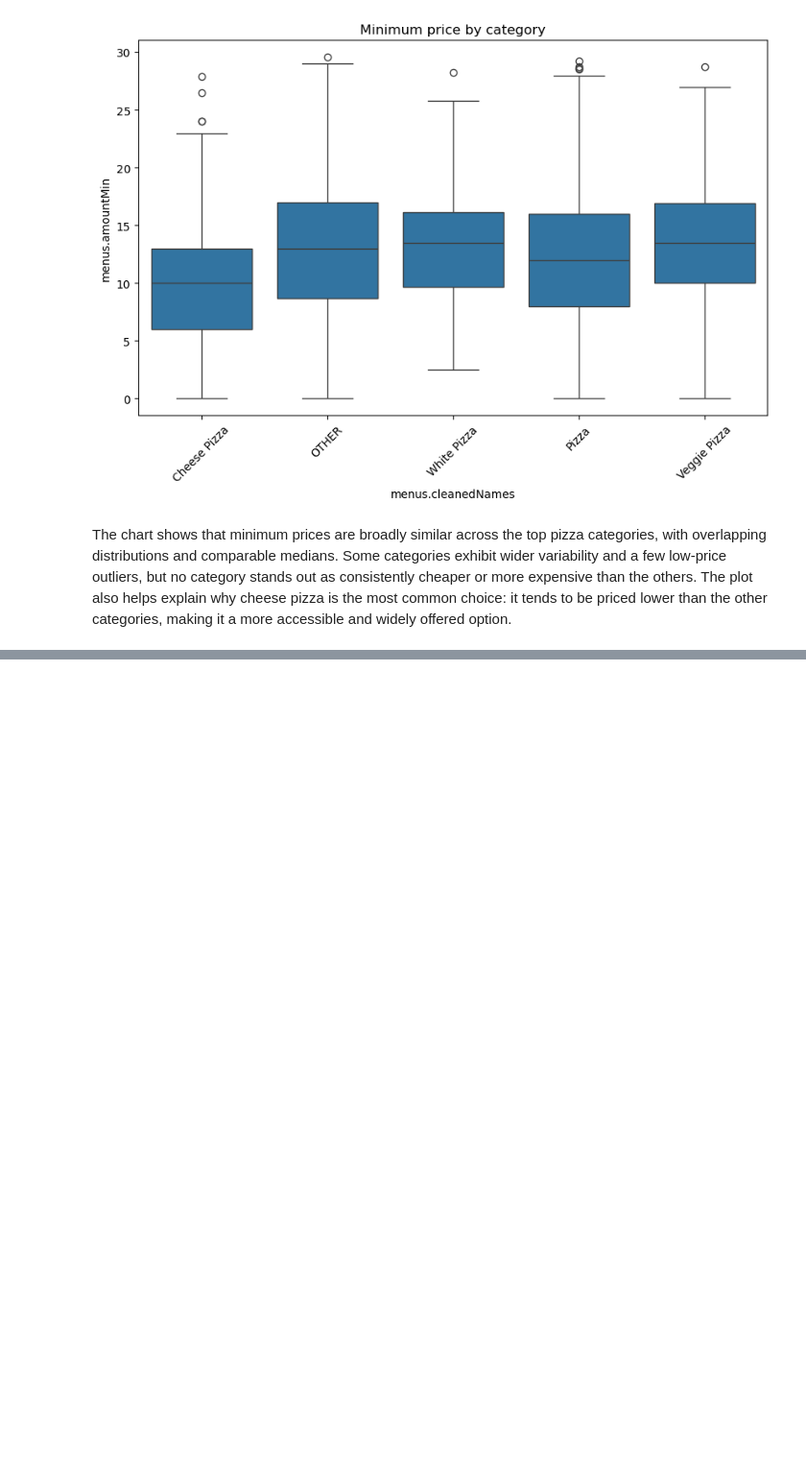
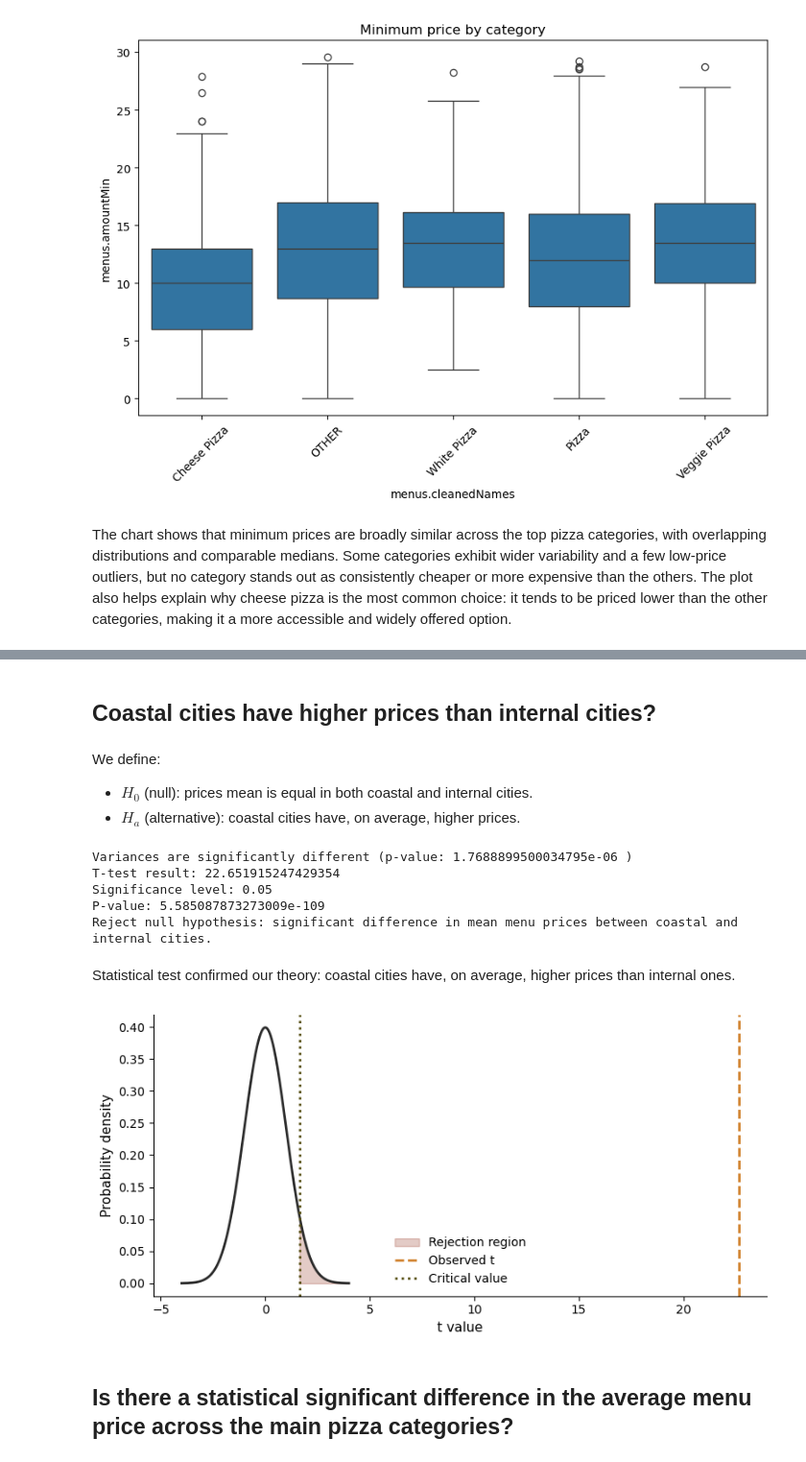
Before and after one commit to emanuelegaliano/Fundamentals-of-Data-Analysis, a Jupyter notebook: project/assignment.ipynb, the cells around one changed output, grey strips where cells are left out. Shown at 96% size. Drawn from its saved outputs; the diff is of its cells as text; code cells hidden in the pictures; blank space fills up the shorter version.

Commit message:
Added statistical inference.

```diff
--- a/project/assignment.ipynb
+++ b/project/assignment.ipynb
@@ -1209,0 +1194,62 @@ The chart shows that minimum prices are broadly similar across the top pizza cat
+# %% [markdown]
+## Coastal cities have higher prices than internal cities?
+# %%
+df['menu_price_mean'] = df[['menus.amountMin', 'menus.amountMax']].mean(axis=1)
+coastal = df.loc[df['coastal_city'] == True, 'menu_price_mean']
+internal = df.loc[df['internal_city'] == True, 'menu_price_mean']
+# %% [markdown]
+We define:
+- **$H_0$** (null): prices mean is equal in both coastal and internal cities.
+- **$H_a$** (alternative): coastal cities have, on average, higher prices.
+# %%
+import scipy.stats as stats
+
+SIGNIFICANCE_LEVEL = 0.05
+
+leveneResult = stats.levene(coastal, internal)
+equal_var_flag = leveneResult.pvalue > SIGNIFICANCE_LEVEL  # True = varianze ~ uguali
+
+if equal_var_flag:
+    print("Variances are NOT significantly different (p-value:", leveneResult.pvalue, ")")
+else:
+    print("Variances are significantly different (p-value:", leveneResult.pvalue, ")")
+
+testResult = stats.ttest_ind(
+    coastal,
+    internal,
+    equal_var=equal_var_flag,
+    alternative="greater"
+)
+
+print("T-test result:", testResult.statistic) # type: ignore
+print("Significance level:", SIGNIFICANCE_LEVEL)
+print(f"P-value:", testResult.pvalue) # type: ignore
+
+if testResult.pvalue < SIGNIFICANCE_LEVEL: # type: ignore
+    print("Reject null hypothesis: significant difference in mean menu prices between coastal and internal cities.")
+else:
+    print("Fail to reject null hypothesis: no significant difference in mean menu prices between coastal and internal cities.")
+# %% [output]
+Variances are significantly different (p-value: 1.7688899500034795e-06 )
+T-test result: 22.651915247429354
+Significance level: 0.05
+P-value: 5.585087873273009e-109
+Reject null hypothesis: significant difference in mean menu prices between coastal and internal cities.
+# %% [markdown]
+Statistical test confirmed our theory: coastal cities have, on average, higher prices than internal ones.
+# %%
+from src.statistical_plot import plot_t_test_distribution
+
+plot_t_test_distribution(
+    t_statistic=testResult.statistic,   # ≈ 22
+    df=len(coastal) + len(internal) - 2,
+    alpha=0.05,
+    transparent_background=True,
+    title=None,
+    xlabel="t value",
+    ylabel="Probability density"
+)
+# %% [output]
+[figure, added]
+# %% [markdown]
+## Is there a statistical significant difference in the average menu price across the main pizza categories?
```
Also changed, not shown: parts of 23 cells of this notebook, 1 other file.
